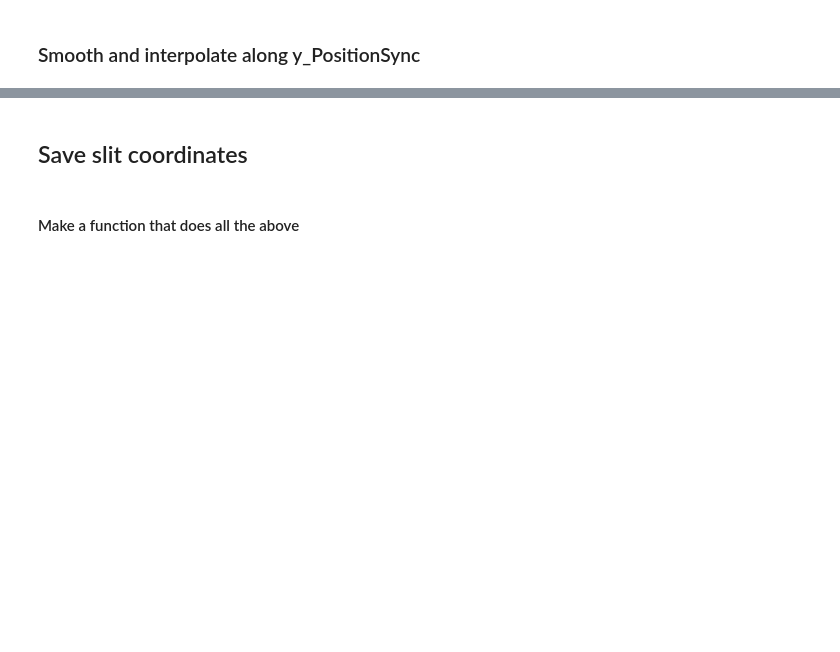
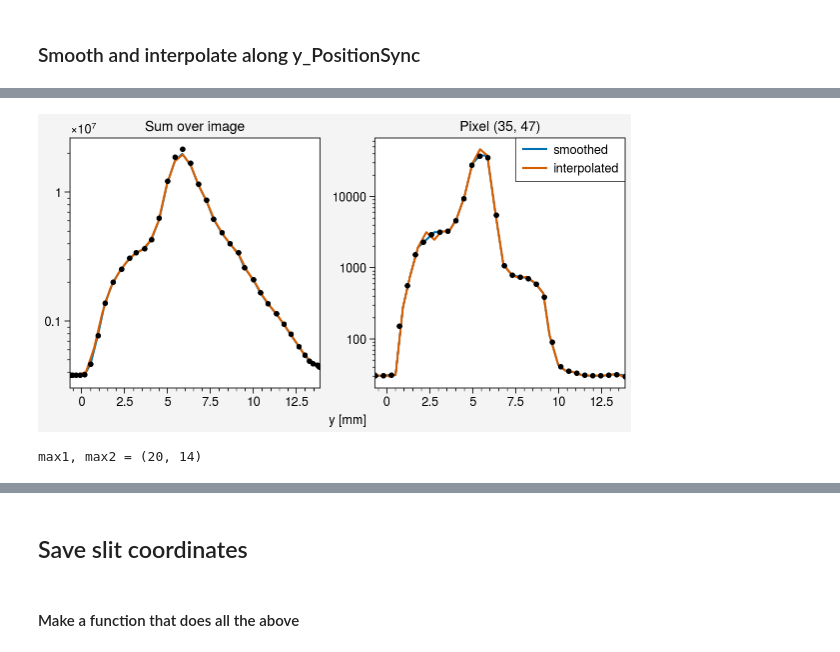
Before and after one commit to austin-hoover/analysis-sns-btf, a Jupyter notebook: scan-xxpy-image-ypdE/scan-xxpy-image-ypdE_step1.ipynb, the cells around one changed output, grey strips where cells are left out. Drawn from its saved outputs; the diff is of its cells as text; code cells hidden in the pictures; blank space fills up the shorter version.

```diff
--- a/scan-xxpy-image-ypdE/scan-xxpy-image-ypdE_step1.ipynb
+++ b/scan-xxpy-image-ypdE/scan-xxpy-image-ypdE_step1.ipynb
@@ -426 +464,10 @@ plt.show()
+# %%
+npts_y = 32  # number of points in y grid
+ygv = np.linspace(np.min(yvals), np.max(yvals), npts_y)  # y grid values
+# %%
+# Deal with backwards-moving slit.
+if yvals[0] > yvals[-1]:
+    yvals = np.flip(yvals)
+    im3d_smooth = np.flip(im3d_smooth, axis=0)
+    im3d = np.flip(im3d, axis=0)
 # %%
@@ -518,0 +480,39 @@ plt.semilogy(arr3d[max2,:,col2]/arr3d[max2,:,col2].max(),'.-')
+# %%
+ypix = np.arange(ny)
+xpix = np.arange(nx)
+# %%
+yf, ypf, xf = np.meshgrid(ygv, ypix, xpix, indexing='ij')
+newpoints = np.vstack([yf.ravel(), ypf.ravel(), xf.ravel()]).T
+arr3d = interpolate.interpn(
+    (yvals, ypix, xpix),
+    im3d_smooth,
+    newpoints,
+    method='linear',
+    bounds_error=False,
+    fill_value=0.0
+)
+arr3d = arr3d.reshape(npts_y, ny, nx)
+# %%
+fig, axes = pplt.subplots(ncols=2, sharey=False,)
+axes[0].plot(yvals, project(im3d_smooth, 0), label='smoothed')
+axes[0].plot(ygv, project(arr3d, 0), label='interpolated')
+axes[0].plot(yvals, project(im3d, 0), marker='.', lw=0, color='black')
+# ax.legend(loc='upper right', ncol=1,)
+axes[1].plot(yvals, im3d_smooth[:, row, col], label='smoothed')
+axes[1].plot(yvals, im3d[:, row, col], label='interpolated')
+axes[1].plot(ygv, arr3d[:, row, col], marker='.', lw=0, color='black')
+axes.format(yscale='log', xlabel='y [mm]')
+axes[1].legend(loc='upper right', ncol=1,)
+axes[0].format(title=f'Sum over image')
+axes[1].format(title=f'Pixel ({row}, {col})')
+plt.show()
+# %% [output]
+[figure, added]
+# %%
+max1 = np.unravel_index(np.argmax(im3d), im3d.shape)
+max2 = np.unravel_index(np.argmax(arr3d), arr3d.shape)
+max1 = max1[0]
+max2 = max2[0] + 1
+print(f'max1, max2 = ({max1}, {max2})')
+# %% [output]
+max1, max2 = (20, 14)
```
Also changed, not shown: parts of 48 cells of this notebook.
